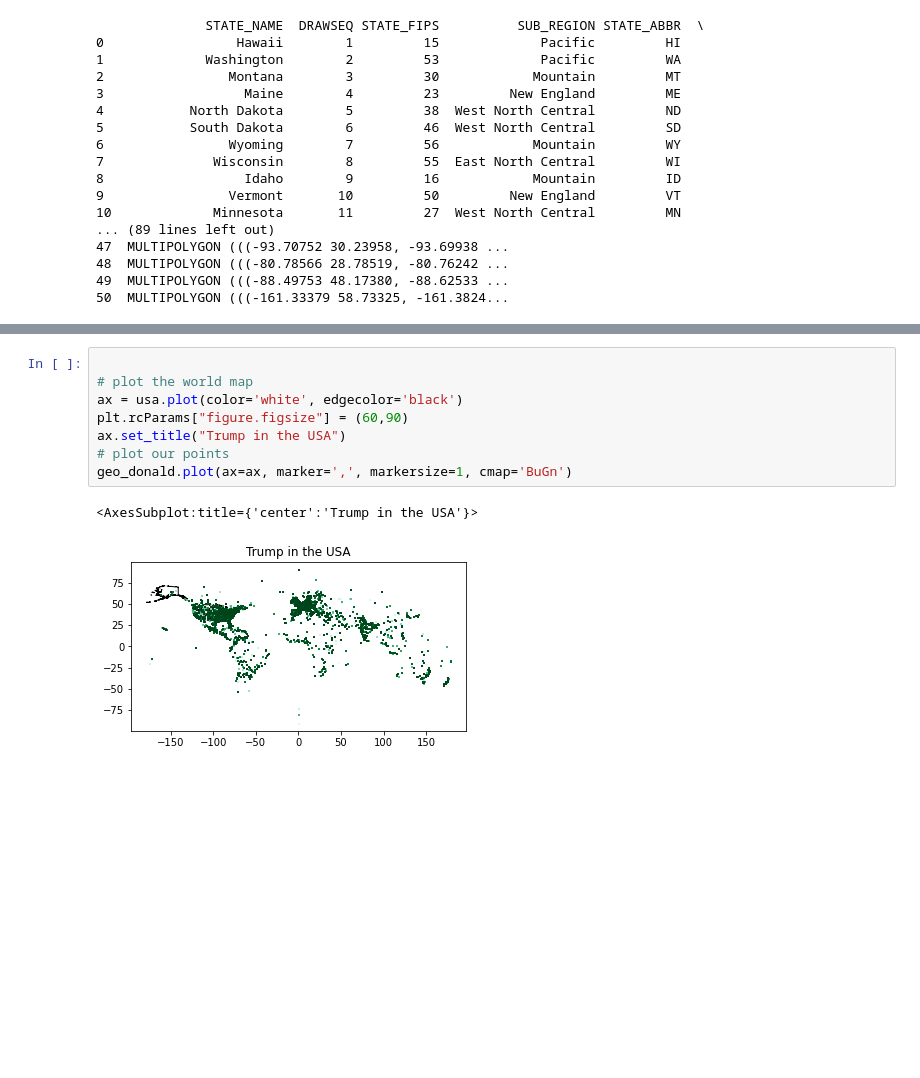
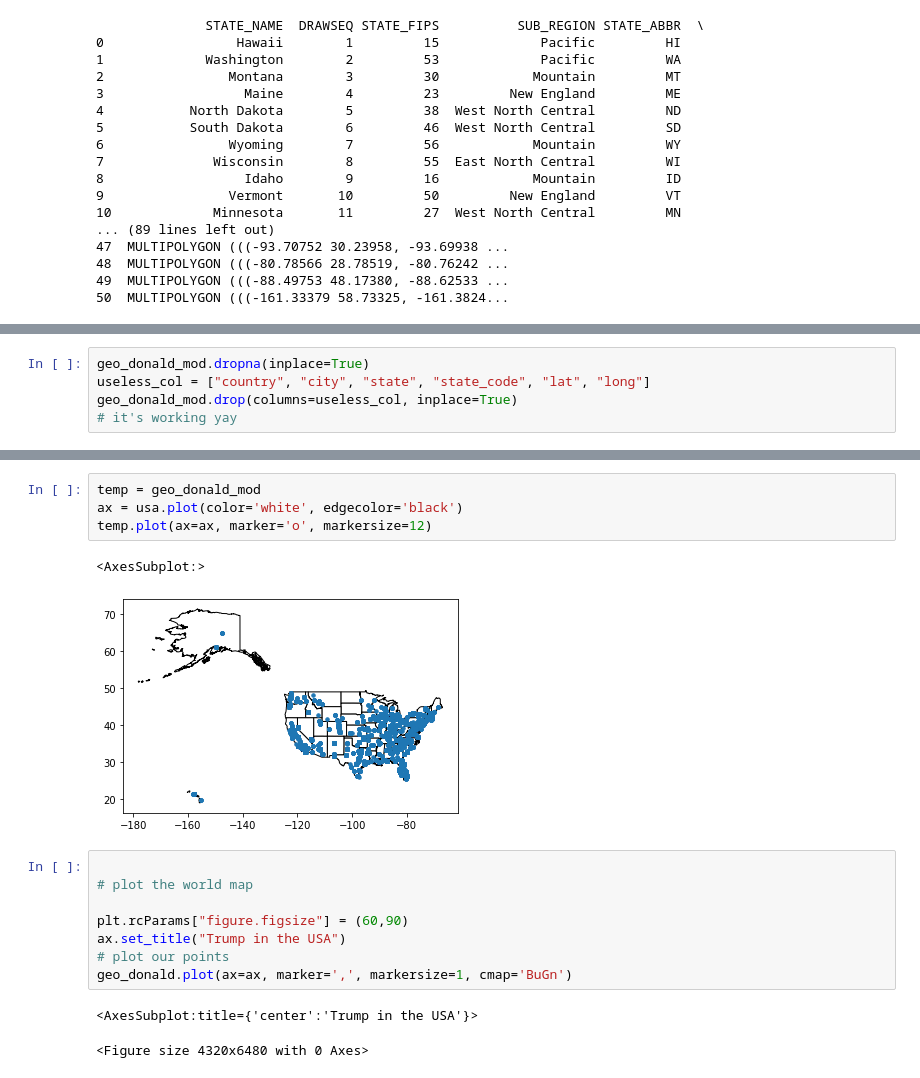
Before and after one commit to IZerab/DDS_project, a Jupyter notebook: Untitled.ipynb, the cells around one changed output, grey strips where cells are left out. Saved outputs shown, nothing was run; the diff lists cells and outputs as text; blank space fills up the shorter version.

Commit message:
Temp push

```diff
--- a/Untitled.ipynb
+++ b/Untitled.ipynb
@@ -74,0 +69,5 @@ NameError: name 'STATE_NAME' is not defined
+# %%
+geo_donald_mod.dropna(inplace=True)
+useless_col = ["country", "city", "state", "state_code", "lat", "long"]
+geo_donald_mod.drop(columns=useless_col, inplace=True)
+# it's working yay
@@ -75,11 +116,18 @@ NameError: name 'STATE_NAME' is not defined
+# %%
+temp = geo_donald_mod
+ax = usa.plot(color='white', edgecolor='black')
+temp.plot(ax=ax, marker='o', markersize=12)
+# %% [output]
+<AxesSubplot:>
+[figure, added]
 # %%
 
 # plot the world map
-ax = usa.plot(color='white', edgecolor='black')
+
 plt.rcParams["figure.figsize"] = (60,90)
 ax.set_title("Trump in the USA")
 # plot our points
 geo_donald.plot(ax=ax, marker=',', markersize=1, cmap='BuGn')
 # %% [output]
 <AxesSubplot:title={'center':'Trump in the USA'}>
-[figure, removed]
+<Figure size 4320x6480 with 0 Axes>
```
Also changed, not shown: parts of 6 cells of this notebook, 3 other files.
